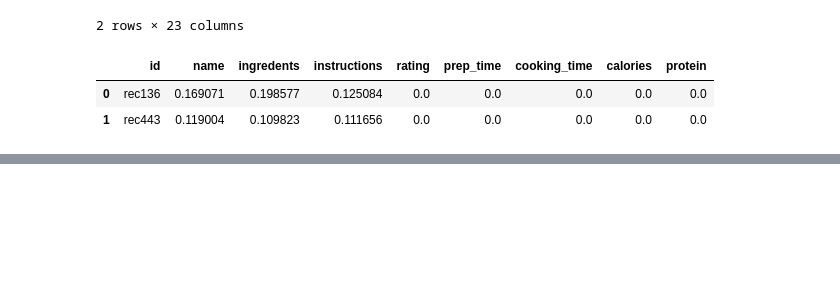
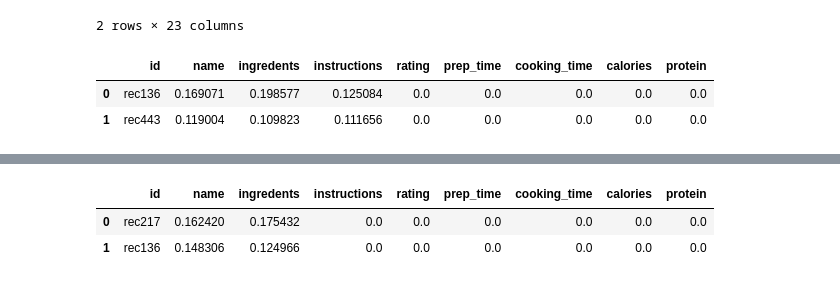
Before and after one commit to tatankam/sherlockrecipes, a Jupyter notebook: notebooks/superlinked_qdrant_recipes.ipynb, the cells around one changed output, grey strips where cells are left out. Cells and saved outputs as stored; diff of their text form; code cells hidden in the pictures; blank space fills up the shorter version.

```diff
--- a/notebooks/superlinked_qdrant_recipes.ipynb
+++ b/notebooks/superlinked_qdrant_recipes.ipynb
@@ -286,0 +340,18 @@ df
+# %%
+rows = []
+
+space_names = ["name", "ingredents", "instructions", "rating", "prep_time", "cooking_time", "calories", "protein"]
+
+# order of spaces is the same as during index creation
+
+for entry in result.entries:
+    partial_scores = dict(zip(space_names, entry.metadata.partial_scores))
+    row = {"id": entry.id, **partial_scores}
+    rows.append(row)
+
+df = pd.DataFrame(rows)
+df
+# %% [output]
+|  | id | name | ingredents | instructions | rating | prep_time | cooking_time | calories | protein |
+| 0 | rec217 | 0.162420 | 0.175432 | 0.0 | 0.0 | 0.0 | 0.0 | 0.0 | 0.0 |
+| 1 | rec136 | 0.148306 | 0.124966 | 0.0 | 0.0 | 0.0 | 0.0 | 0.0 | 0.0 |
```
Also changed, not shown: parts of 3 cells of this notebook.
